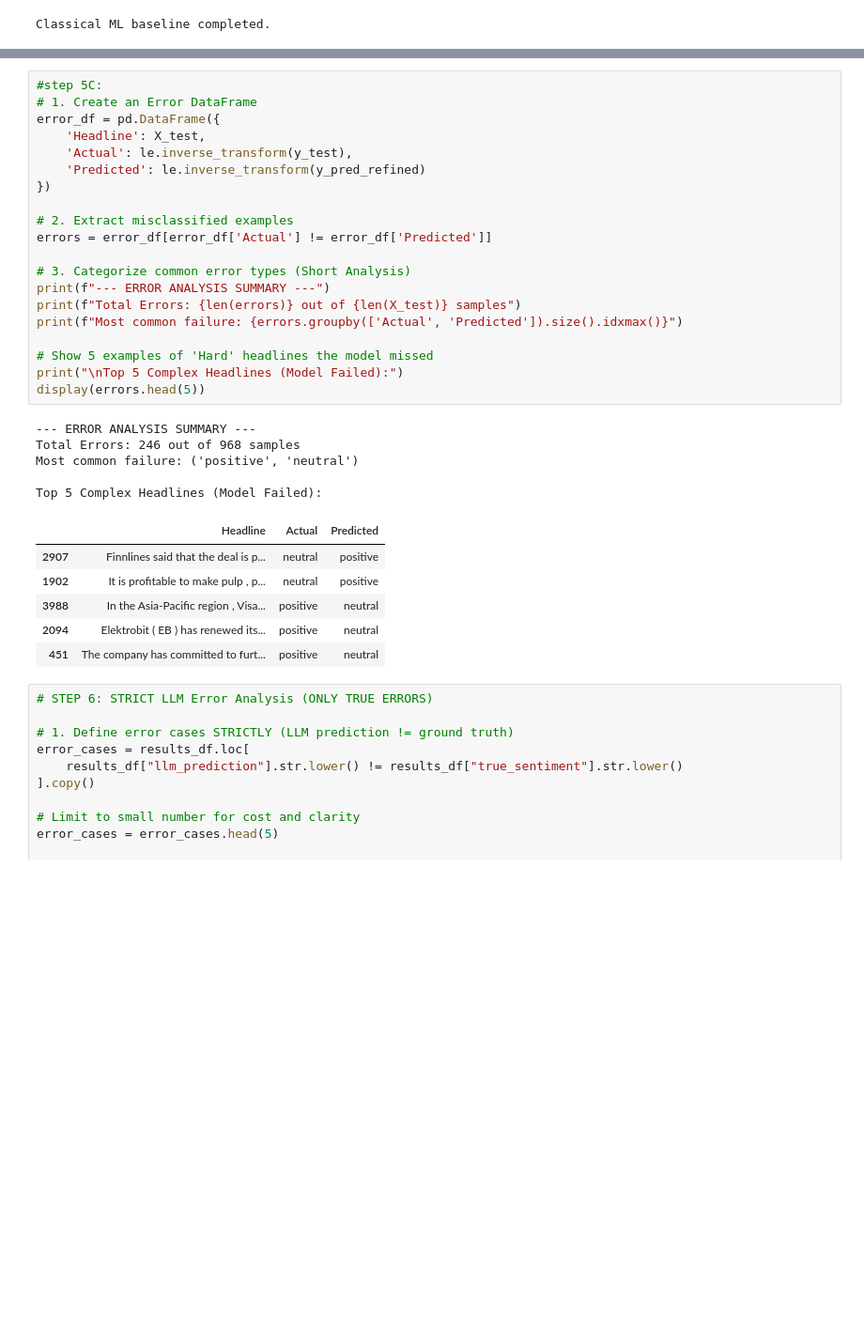
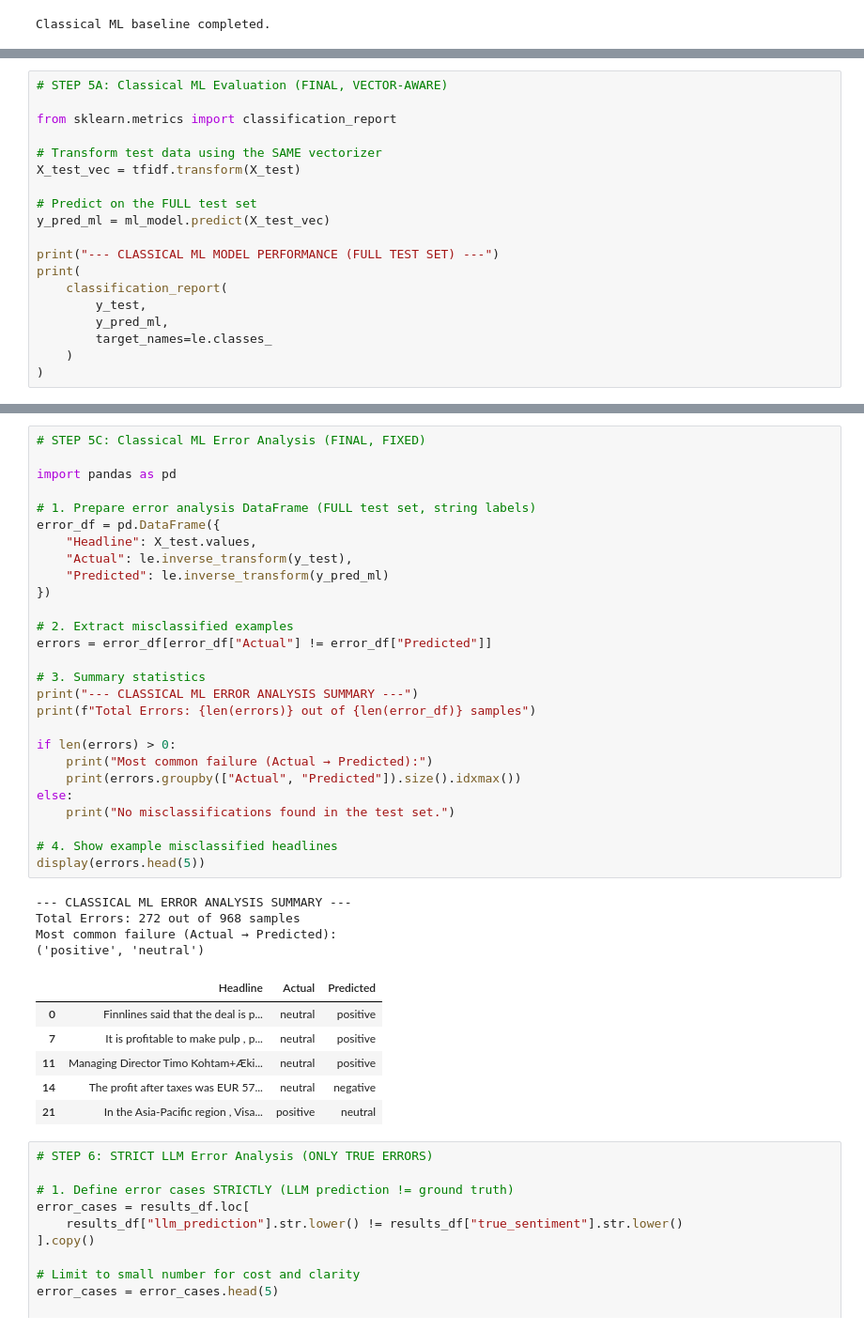
Before and after one commit to TadikondaMythri/96_Mythri, a Jupyter notebook: financial_sentiment_analysis_llm.ipynb, the cells around one changed output, grey strips where cells are left out. Shown at 94% size. Drawn from its saved outputs; the diff is of its cells as text; blank space fills up the shorter version.

```diff
--- a/financial_sentiment_analysis_llm.ipynb
+++ b/financial_sentiment_analysis_llm.ipynb
@@ -307,0 +260,19 @@ weighted avg       0.74      0.75      0.74       968
+# %%
+# STEP 5A: Classical ML Evaluation (FINAL, VECTOR-AWARE)
+
+from sklearn.metrics import classification_report
+
+# Transform test data using the SAME vectorizer
+X_test_vec = tfidf.transform(X_test)
+
+# Predict on the FULL test set
+y_pred_ml = ml_model.predict(X_test_vec)
+
+print("--- CLASSICAL ML MODEL PERFORMANCE (FULL TEST SET) ---")
+print(
+    classification_report(
+        y_test,
+        y_pred_ml,
+        target_names=le.classes_
+    )
+)
@@ -322,35 +326,41 @@ plt.show()
 # %%
-#step 5C:
-# 1. Create an Error DataFrame
+# STEP 5C: Classical ML Error Analysis (FINAL, FIXED)
+
+import pandas as pd
+
+# 1. Prepare error analysis DataFrame (FULL test set, string labels)
 error_df = pd.DataFrame({
-    'Headline': X_test,
-    'Actual': le.inverse_transform(y_test),
-    'Predicted': le.inverse_transform(y_pred_refined)
+    "Headline": X_test.values,
+    "Actual": le.inverse_transform(y_test),
+    "Predicted": le.inverse_transform(y_pred_ml)
 })
 
 # 2. Extract misclassified examples
-errors = error_df[error_df['Actual'] != error_df['Predicted']]
+errors = error_df[error_df["Actual"] != error_df["Predicted"]]
 
-# 3. Categorize common error types (Short Analysis)
-print(f"--- ERROR ANALYSIS SUMMARY ---")
-print(f"Total Errors: {len(errors)} out of {len(X_test)} samples")
-print(f"Most common failure: {errors.groupby(['Actual', 'Predicted']).size().idxmax()}")
+# 3. Summary statistics
+print("--- CLASSICAL ML ERROR ANALYSIS SUMMARY ---")
+print(f"Total Errors: {len(errors)} out of {len(error_df)} samples")
 
-# Show 5 examples of 'Hard' headlines the model missed
-print("\nTop 5 Complex Headlines (Model Failed):")
+if len(errors) > 0:
+    print("Most common failure (Actual → Predicted):")
+    print(errors.groupby(["Actual", "Predicted"]).size().idxmax())
+else:
+    print("No misclassifications found in the test set.")
+
+# 4. Show example misclassified headlines
 display(errors.head(5))
 # %% [output]
---- ERROR ANALYSIS SUMMARY ---
-Total Errors: 246 out of 968 samples
-Most common failure: ('positive', 'neutral')
-
-Top 5 Complex Headlines (Model Failed):
+--- CLASSICAL ML ERROR ANALYSIS SUMMARY ---
+Total Errors: 272 out of 968 samples
+Most common failure (Actual → Predicted):
+('positive', 'neutral')
 |  | Headline | Actual | Predicted |
-| 2907 | Finnlines said that the deal is p... | neutral | positive |
-| 1902 | It is profitable to make pulp , p... | neutral | positive |
-| 3988 | In the Asia-Pacific region , Visa... | positive | neutral |
-| 2094 | Elektrobit ( EB ) has renewed its... | positive | neutral |
-| 451 | The company has committed to furt... | positive | neutral |
+| 0 | Finnlines said that the deal is p... | neutral | positive |
+| 7 | It is profitable to make pulp , p... | neutral | positive |
+| 11 | Managing Director Timo Kohtam+Æki... | neutral | positive |
+| 14 | The profit after taxes was EUR 57... | neutral | negative |
+| 21 | In the Asia-Pacific region , Visa... | positive | neutral |
 # %%
 # STEP 6: STRICT LLM Error Analysis (ONLY TRUE ERRORS)
 
```
Also changed, not shown: parts of 14 cells of this notebook.
